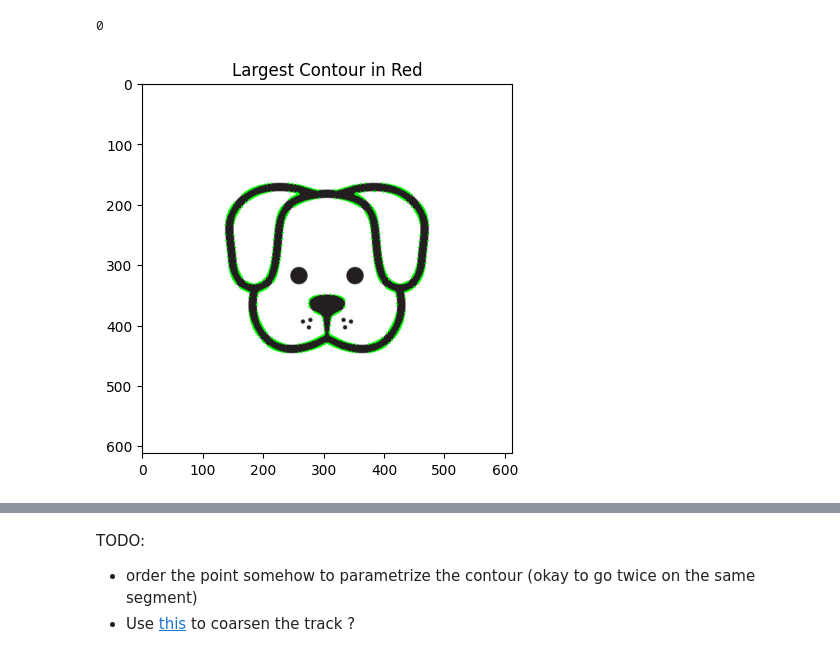
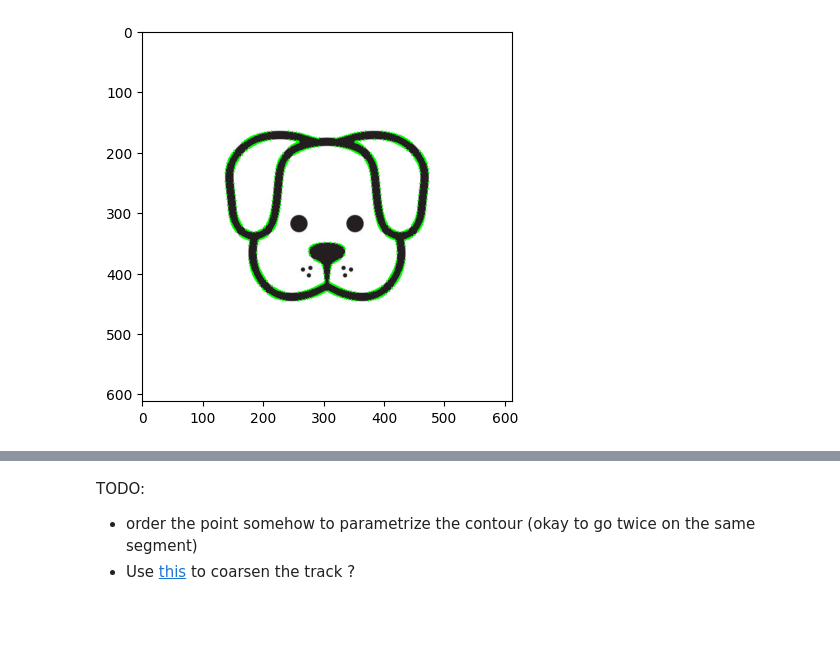
Before and after one commit to dsleo/stravart, a Jupyter notebook: notebooks/Contour Extraction.ipynb, the cells around one changed output, grey strips where cells are left out. Saved outputs shown, nothing was run; the diff lists cells and outputs as text; code cells hidden in the pictures; blank space fills up the shorter version.

Commit message:
rename contour notebook

```diff
--- a/notebooks/countour.ipynb
+++ b/notebooks/Contour Extraction.ipynb
@@ -3,13 +0,0 @@
-# %%
-import cv2
-from stravart.contours import extraction
-from stravart.contours.extraction import plot_contours
-image_path="/Users/leodreyfusschmidt/Desktop/test.jpeg"
-contours = extraction.get_contour(image_path)
-big_contour = extraction.get_largest_contour(contours,threshold=30) #30 is 5% of
-
-image = cv2.imread(image_path)
-plot_contours(image, big_contour)
-# %% [output]
-0
-[figure, removed]
@@ -15,0 +7,21 @@ plot_contours(image, big_contour)
+# %%
+import cv2
+from stravart.contours.extraction import ContourExtractor
+import matplotlib.pyplot as plt
+
+image_path="/Users/leodreyfusschmidt/Desktop/test.jpeg"
+contour_extractor = ContourExtractor(image_path)
+
+# Get contours
+contours = contour_extractor.get_contours(show=False, merge=True)
+
+# Merge specific contour
+merged_contour = contour_extractor.merge_contour(contour_ix=0)
+
+image = contour_extractor.image.copy()
+cv2.drawContours(image, merged_contour, -1, (0, 255, 0), 2)
+image_rgb = cv2.cvtColor(image, cv2.COLOR_BGR2RGB)
+plt.imshow(image_rgb)
+plt.show()
+# %% [output]
+[figure, added]
```
Also changed, not shown: parts of 4 cells of this notebook.
